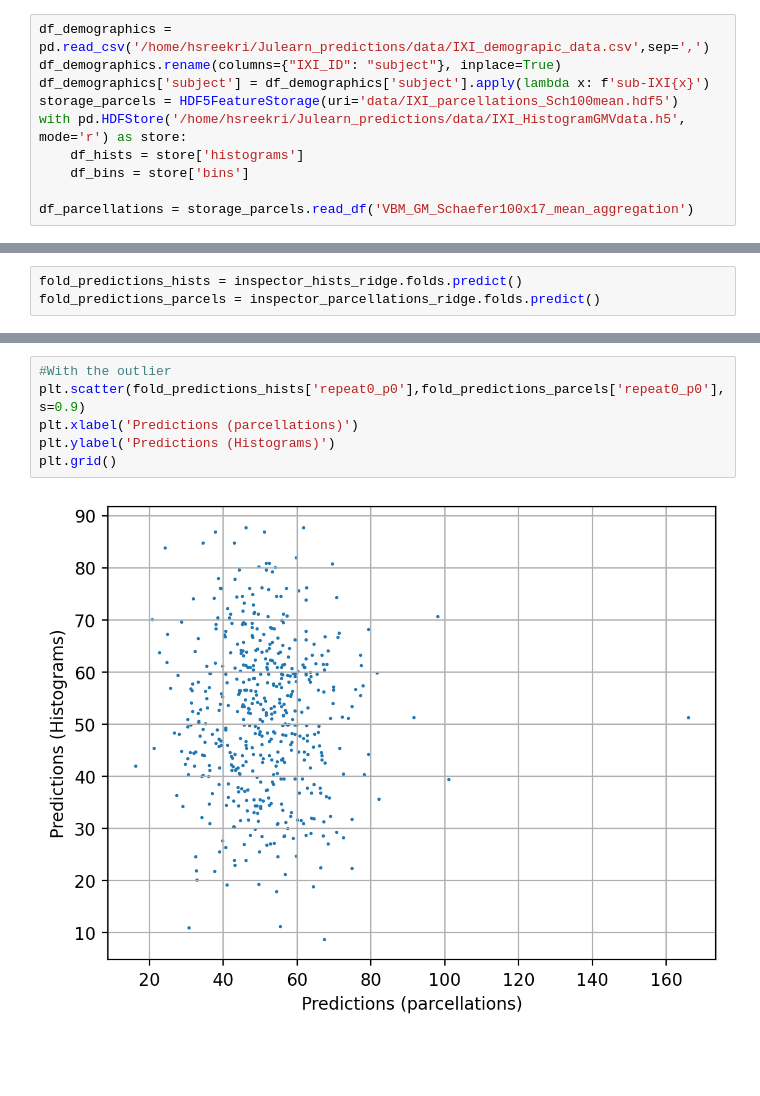
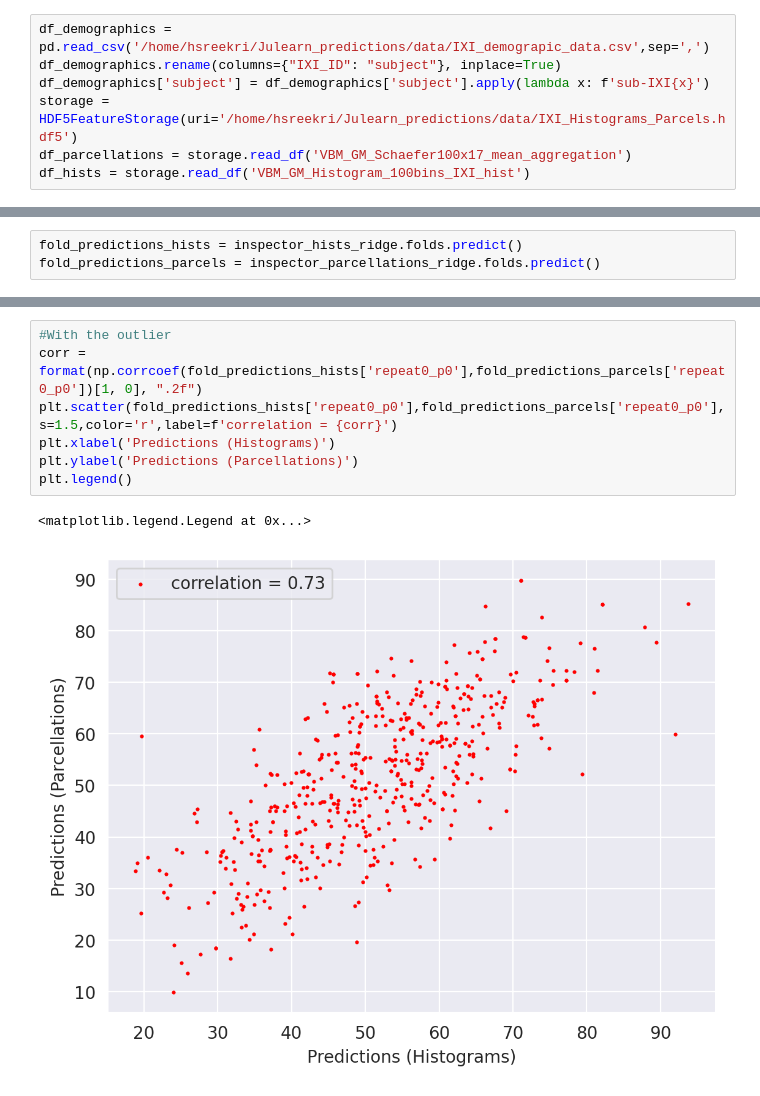
Before and after one commit to Cup-cake-lover/Julearn_predictions, a Jupyter notebook: IXI_combined_preds.ipynb, the cells around one changed output, grey strips where cells are left out. Saved outputs shown, nothing was run; the diff lists cells and outputs as text; blank space fills up the shorter version.

```diff
--- a/IXI_combined_preds.ipynb
+++ b/IXI_combined_preds.ipynb
@@ -14,10 +17,7 @@ import warnings
 df_demographics = pd.read_csv('/home/hsreekri/Julearn_predictions/data/IXI_demograpic_data.csv',sep=',')
 df_demographics.rename(columns={"IXI_ID": "subject"}, inplace=True)
 df_demographics['subject'] = df_demographics['subject'].apply(lambda x: f'sub-IXI{x}')
-storage_parcels = HDF5FeatureStorage(uri='data/IXI_parcellations_Sch100mean.hdf5')
-with pd.HDFStore('/home/hsreekri/Julearn_predictions/data/IXI_HistogramGMVdata.h5', mode='r') as store:
-    df_hists = store['histograms']
-    df_bins = store['bins']
-
-df_parcellations = storage_parcels.read_df('VBM_GM_Schaefer100x17_mean_aggregation')
+storage = HDF5FeatureStorage(uri='/home/hsreekri/Julearn_predictions/data/IXI_Histograms_Parcels.hdf5')
+df_parcellations = storage.read_df('VBM_GM_Schaefer100x17_mean_aggregation')
+df_hists = storage.read_df('VBM_GM_Histogram_100bins_IXI_hist')
 # %%
@@ -124,8 +123,10 @@ Name: repeat0_p0, Length: 505, dtype: float32
 # %%
 #With the outlier
-plt.scatter(fold_predictions_hists['repeat0_p0'],fold_predictions_parcels['repeat0_p0'],s=0.9)
-plt.xlabel('Predictions (parcellations)')
-plt.ylabel('Predictions (Histograms)')
-plt.grid()
+corr = format(np.corrcoef(fold_predictions_hists['repeat0_p0'],fold_predictions_parcels['repeat0_p0'])[1, 0], ".2f")
+plt.scatter(fold_predictions_hists['repeat0_p0'],fold_predictions_parcels['repeat0_p0'],s=1.5,color='r',label=f'correlation = {corr}')
+plt.xlabel('Predictions (Histograms)')
+plt.ylabel('Predictions (Parcellations)')
+plt.legend()
 # %% [output]
+<matplotlib.legend.Legend at 0x...>
-[figure, old version]
+[figure, new version]
```
Also changed, not shown: parts of 10 cells of this notebook.
